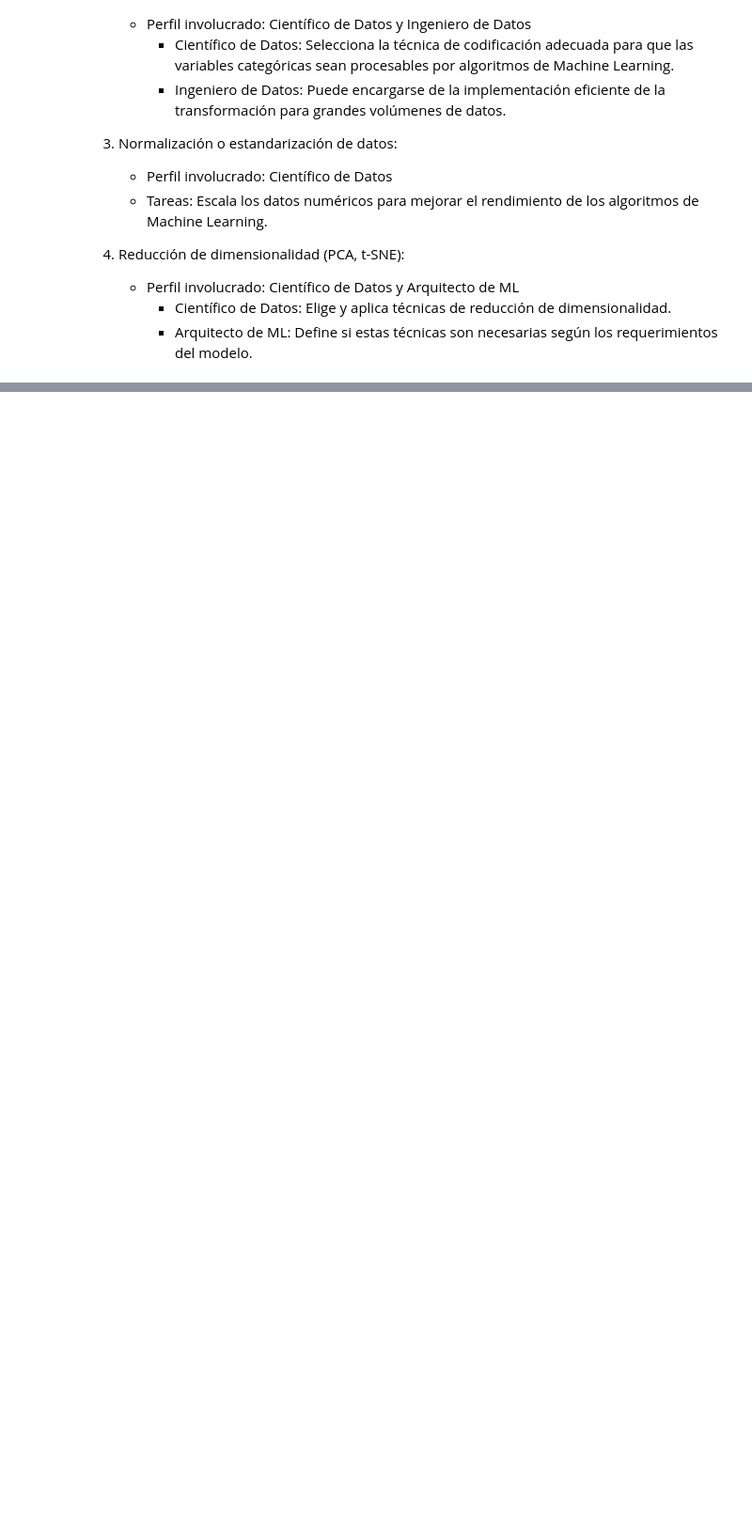
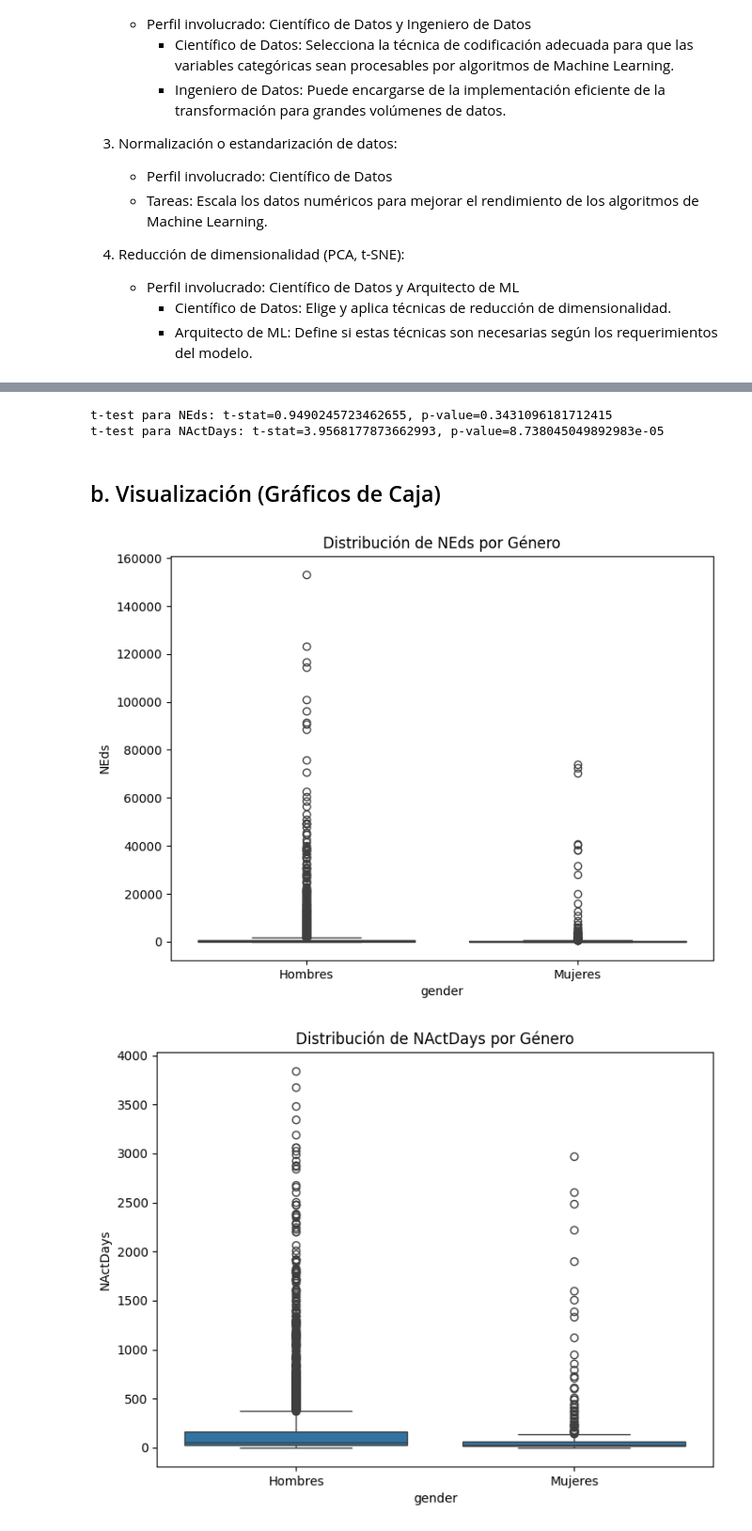
Before and after one commit to O-Suarez/Proyecto-MLOps, a Jupyter notebook: notebooks/1.EDA_Gender_Gap_in_Spanish_WP/1.EDA.ipynb, the cells around one changed output, grey strips where cells are left out. Shown: that part at 94% size. Cells and saved outputs as stored; diff of their text form; code cells hidden in the pictures; blank space fills up the shorter version.

```diff
--- a/notebooks/1.EDA_Gender_Gap_in_Spanish_WP/1.EDA.ipynb
+++ b/notebooks/1.EDA_Gender_Gap_in_Spanish_WP/1.EDA.ipynb
@@ -214,13 +214,3 @@ plt.show()
     - Perfil involucrado: Científico de Datos y Arquitecto de ML
         - Científico de Datos: Elige y aplica técnicas de reducción de dimensionalidad.
         - Arquitecto de ML: Define si estas técnicas son necesarias según los requerimientos del modelo.
-# %%
-# 2. Normalización o estandarización de datos
-from sklearn.preprocessing import StandardScaler
-
-# Seleccionar columnas numéricas a normalizar
-numeric_features = numerical_vars.columns.tolist()
-
-# Normalización de los datos numéricos
-scaler = StandardScaler()
-df[numeric_features] = scaler.fit_transform(df[numeric_features])
@@ -259,0 +245,43 @@ plt.show()
+# %%
+from scipy import stats
+import statsmodels.api as sm
+# Filtrar solo hombres y mujeres
+df_gender = df[df['gender'].isin([1, 2])]
+
+# Comparar medias de NEds (Número de ediciones)
+ned_men = df_gender[df_gender['gender'] == 1]['NEds']
+ned_women = df_gender[df_gender['gender'] == 2]['NEds']
+
+# Prueba t-test para NEds
+t_stat_neds, p_value_neds = stats.ttest_ind(ned_men, ned_women, equal_var=False)
+print(f"t-test para NEds: t-stat={t_stat_neds}, p-value={p_value_neds}")
+
+# Comparar medias de NActDays (Número de días activos)
+nactdays_men = df_gender[df_gender['gender'] == 1]['NActDays']
+nactdays_women = df_gender[df_gender['gender'] == 2]['NActDays']
+
+# Prueba t-test para NActDays
+t_stat_nactdays, p_value_nactdays = stats.ttest_ind(nactdays_men, nactdays_women, equal_var=False)
+print(f"t-test para NActDays: t-stat={t_stat_nactdays}, p-value={p_value_nactdays}")
+# %% [output]
+t-test para NEds: t-stat=0.9490245723462655, p-value=0.3431096181712415
+t-test para NActDays: t-stat=3.9568177873662993, p-value=8.738045049892983e-05
+# %% [markdown]
+## b. Visualización (Gráficos de Caja)
+# %%
+# Visualización de NEds
+plt.figure(figsize=(8,6))
+sns.boxplot(x='gender', y='NEds', data=df_gender)
+plt.title('Distribución de NEds por Género')
+plt.xticks([0, 1], ['Hombres', 'Mujeres'])
+plt.show()
+
+# Visualización de NActDays
+plt.figure(figsize=(8,6))
+sns.boxplot(x='gender', y='NActDays', data=df_gender)
+plt.title('Distribución de NActDays por Género')
+plt.xticks([0, 1], ['Hombres', 'Mujeres'])
+plt.show()
+# %% [output]
+[figure, added]
+[figure, added]
```
Also changed, not shown: parts of 28 cells of this notebook, 2 other files.
